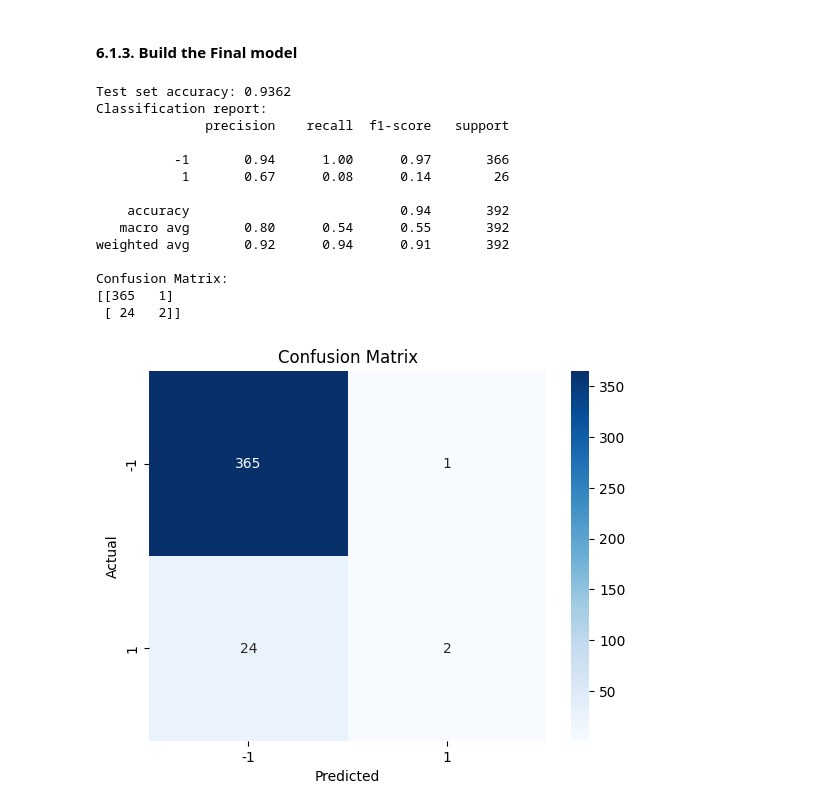
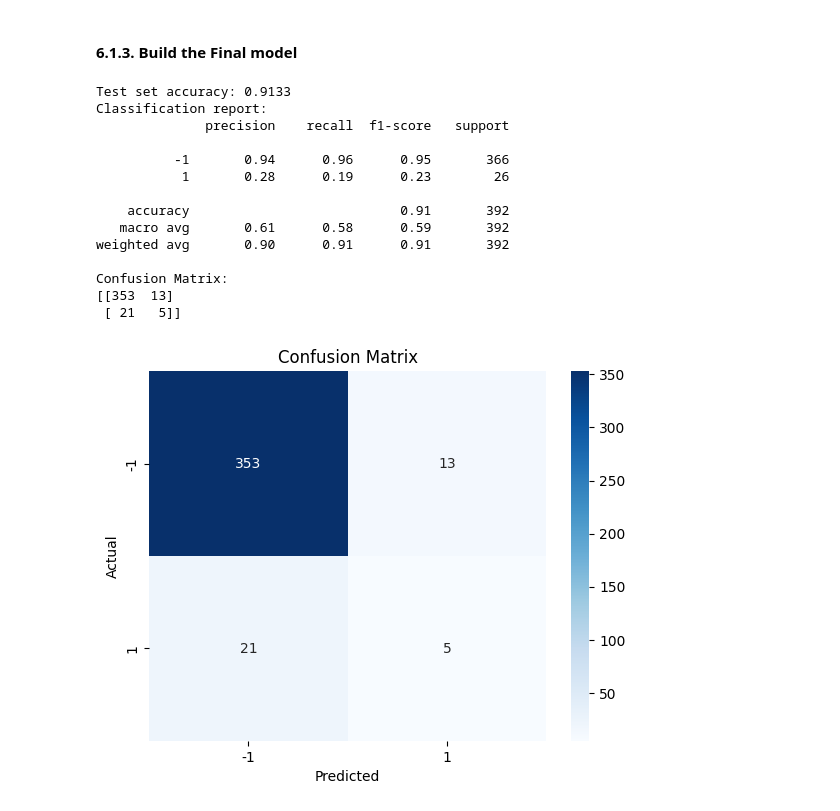
Before and after one commit to HayateSato/SECOM_Project, a Jupyter notebook: secom_file_draft_Majeed_Code2.ipynb, the cells around one changed output. Drawn from its saved outputs; the diff is of its cells as text; code cells hidden in the pictures.

Commit message:
preliminary model

```diff
--- a/secom_file_draft_Majeed_Code2.ipynb
+++ b/secom_file_draft_Majeed_Code2.ipynb
@@ -877,9 +840,9 @@ print(X_train_filtered_mice.shape)
 # %% [markdown]
 #### 5.1.1 Select features with Boruta
 # %%
-# Define a function to Select acepted and tentative features
+# Define a function to Select accepted features Only
 
-def boruta_selector(X, y):
+def boruta_accepted_only(X, y):
 
     #change integers to new Numpy integers formats required by Boruta package
     np.int = np.int32
@@ -905,7 +868,7 @@ def boruta_selector(X, y):
     print("Number of Rejected features:", rejected_features)
 
     # Combine accepted and tentative features
-    final_selected_features = accepted_features + tentative_features
+    final_selected_features = accepted_features
     final_X_df= X[final_selected_features]
     print("Final selected features:", final_selected_features)
 
@@ -1129,7 +1094,7 @@ top_30_ranked_sorted
 | 30 | 16 | 0.928511 |
 # %%
 # Find the list of selected features and filter out data set with selected features
-X_train_br_knn, boruta_feat_knn = boruta_selector2(X_train_filtered_knn_df, y_train,30)
+X_train_br_knn, boruta_feat_knn = boruta_accepted_only(X_train_filtered_knn_df, y_train)
 
 # print shape new data set
 print(X_train_br_knn.shape)
@@ -1718,48 +1683,48 @@ plt.show()
 #### 6.1.3. Build the Final model
 # %%
 # Train the Chosen final model
-final_model_rf = RandomForestClassifier(random_state=42, n_estimators=300, max_features=500)
+final_model_rf = RandomForestClassifier(random_state=42, n_estimators=3)
 final_model_rf.fit(X_train_knn_br_rose, y_train_knn_br_rose)
 
 # Test the model on the test set
 y_pred = final_model_rf.predict(X_test_knn_br)
 
 test_accuracy = accuracy_score(y_test, y_pred)
 
 print(f"\nTest set accuracy: {test_accuracy:.4f}")
 print("Classification report:")
 print(classification_report(y_test, y_pred))
 
 # Create the confusion matrix
 conf_matrix = confusion_matrix(y_test, y_pred)
 
 # Display the confusion matrix
 print("Confusion Matrix:")
 print(conf_matrix)
 
 # Visualize the confusion matrix
 sns.heatmap(conf_matrix, annot=True, fmt='d', cmap='Blues',
             xticklabels=['-1', '1'], yticklabels=['-1', '1'])
 plt.xlabel('Predicted')
 plt.ylabel('Actual')
 plt.title('Confusion Matrix')
 plt.show()
 # %% [output]
-Test set accuracy: 0.9362
+Test set accuracy: 0.9133
 Classification report:
               precision    recall  f1-score   support
 
-          -1       0.94      1.00      0.97       366
-           1       0.67      0.08      0.14        26
+          -1       0.94      0.96      0.95       366
+           1       0.28      0.19      0.23        26
 
-    accuracy                           0.94       392
-   macro avg       0.80      0.54      0.55       392
-weighted avg       0.92      0.94      0.91       392
+    accuracy                           0.91       392
+   macro avg       0.61      0.58      0.59       392
+weighted avg       0.90      0.91      0.91       392
 
 Confusion Matrix:
-[[365   1]
- [ 24   2]]
+[[353  13]
+ [ 21   5]]
-[figure, old version]
+[figure, new version]
 # %%
 
 # Calculate ROC curve
```
Also changed, not shown: parts of 17 cells of this notebook.
